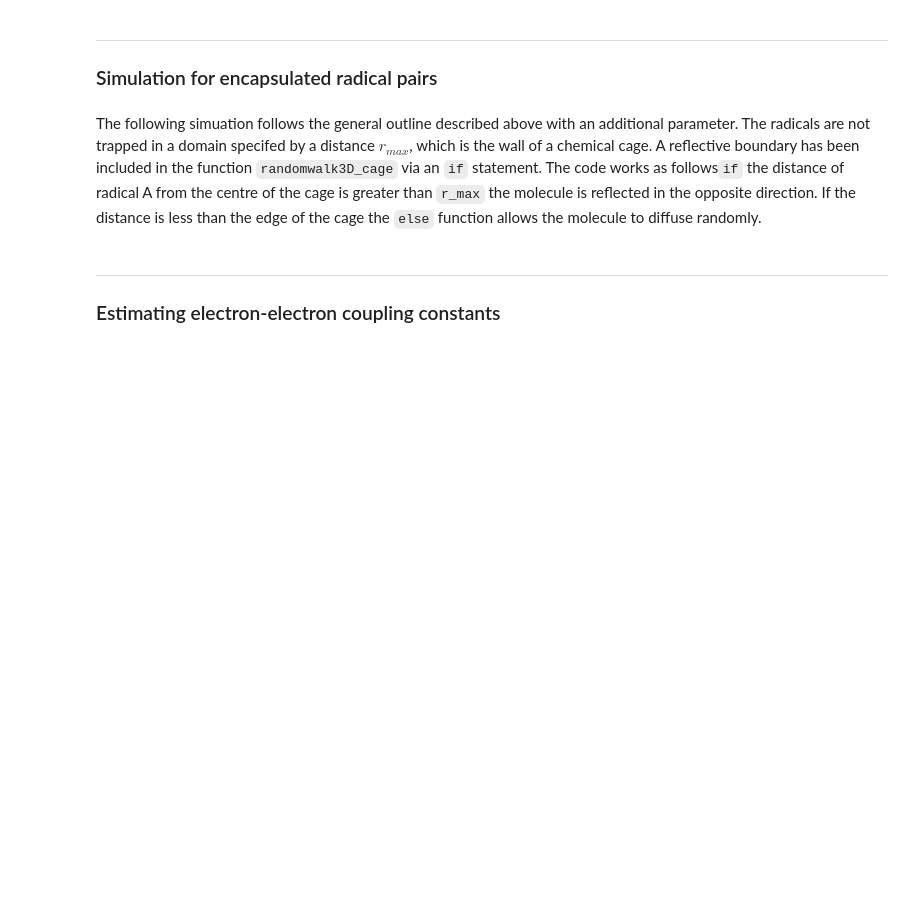
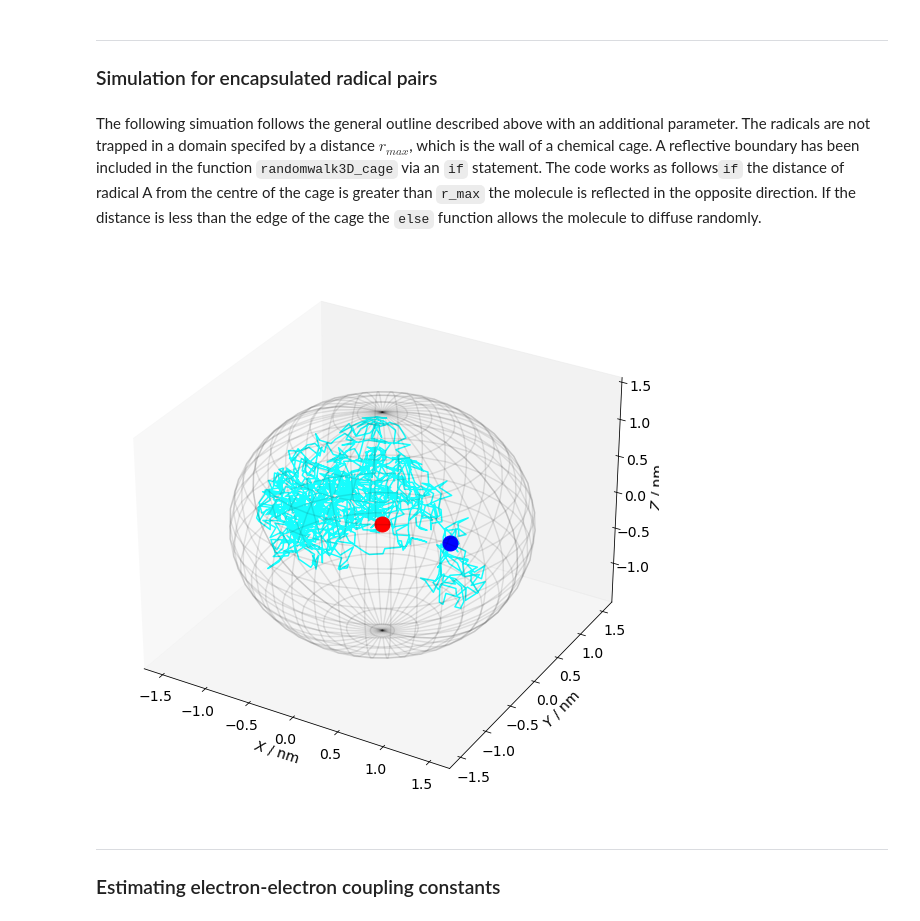
Before and after one commit to Spin-Chemistry-Labs/radicalpy, a Jupyter notebook: examples/tutorials/02_chemical_kinetics_and_molecular_motion.ipynb, the cells around one changed output. Cells and saved outputs as stored; diff of their text form; code cells hidden in the pictures; blank space fills up the shorter version.

```diff
--- a/examples/tutorials/02_chemical_kinetics_and_molecular_motion.ipynb
+++ b/examples/tutorials/02_chemical_kinetics_and_molecular_motion.ipynb
@@ -228,6 +224,24 @@ KeyboardInterrupt:
 ### Simulation for encapsulated radical pairs
 # %% [markdown]
 The following simuation follows the general outline described above with an additional parameter. The radicals are not trapped in a domain specifed by a distance $r_{max}$, which is the wall of a chemical cage. A reflective boundary has been included in the function `randomwalk3D_cage` via an `if` statement. The code works as follows`if` the distance of radical A from the centre of the cage is greater than `r_max` the molecule is reflected in the opposite direction. If the distance is less than the edge of the cage the `else` function allows the molecule to diffuse randomly.
+# %%
+np.random.default_rng(42)
+
+t = np.arange(0, 50e-9, 40e-12)
+r_min = 0.5e-9 / 2
+r_max = 1.5e-9
+r = r_min + np.random.sample() * (r_max - r_min)
+x0, y0, z0 = r, 0, 0
+mutual_diffusion = 1e-6 / 10000
+
+delta_r = rp.classical.get_delta_r(mutual_diffusion, t[1] - t[0])
+pos_cage, dist_cage, ang_cage = rp.classical.randomwalk_3d(
+    len(t), x0, y0, z0, delta_r, r_min, r_max
+)
+
+rp.plot.monte_carlo_caged(pos_cage, r_max)
+# %% [output]
+[figure, added]
 # %% [markdown]
 ---
 
```
Also changed, not shown: parts of 6 cells of this notebook, 1 other file.
